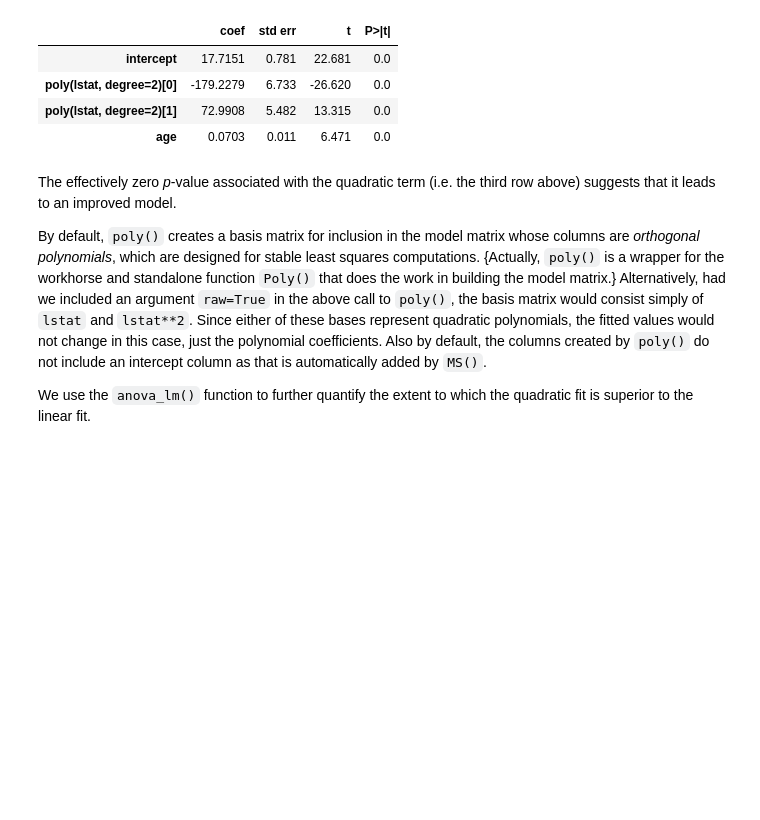
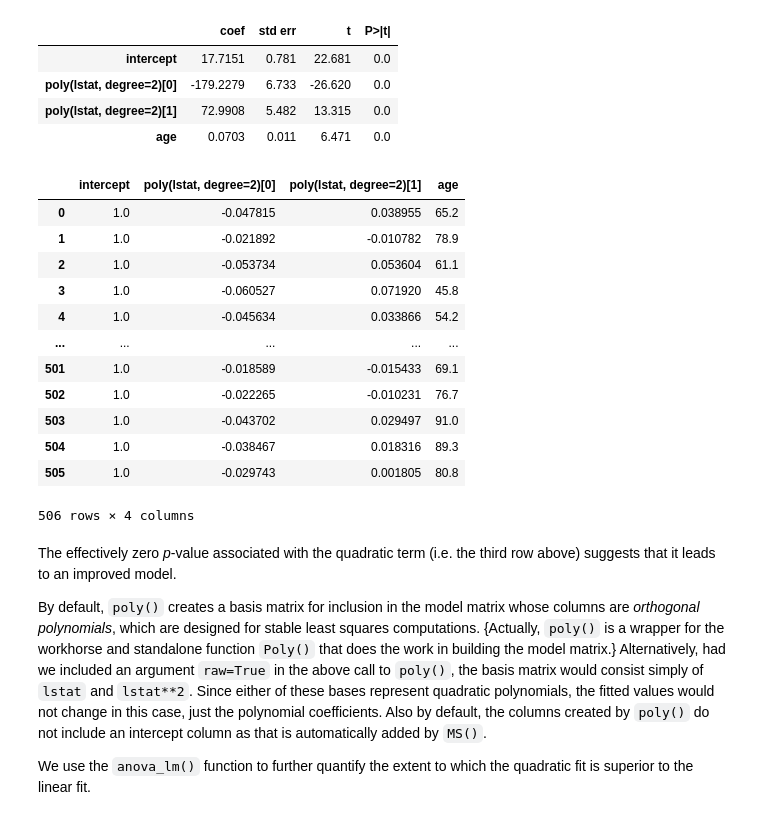
Before and after one commit to yxu148/ISLP_labs, a Jupyter notebook: Ch03-linreg-lab.ipynb, the cells around one changed output. Saved outputs shown, nothing was run; the diff lists cells and outputs as text; code cells hidden in the pictures; blank space fills up the shorter version.

```diff
--- a/Ch03-linreg-lab.ipynb
+++ b/Ch03-linreg-lab.ipynb
@@ -612,6 +639,22 @@ summarize(results3)
 | poly(lstat, degree=2)[0] | -179.2279 | 6.733 | -26.620 | 0.0 |
 | poly(lstat, degree=2)[1] | 72.9908 | 5.482 | 13.315 | 0.0 |
 | age | 0.0703 | 0.011 | 6.471 | 0.0 |
+# %%
+X
+# %% [output]
+|  | intercept | poly(lstat, degree=2)[0] | poly(lstat, degree=2)[1] | age |
+| 0 | 1.0 | -0.047815 | 0.038955 | 65.2 |
+| 1 | 1.0 | -0.021892 | -0.010782 | 78.9 |
+| 2 | 1.0 | -0.053734 | 0.053604 | 61.1 |
+| 3 | 1.0 | -0.060527 | 0.071920 | 45.8 |
+| 4 | 1.0 | -0.045634 | 0.033866 | 54.2 |
+| ... | ... | ... | ... | ... |
+| 501 | 1.0 | -0.018589 | -0.015433 | 69.1 |
+| 502 | 1.0 | -0.022265 | -0.010231 | 76.7 |
+| 503 | 1.0 | -0.043702 | 0.029497 | 91.0 |
+| 504 | 1.0 | -0.038467 | 0.018316 | 89.3 |
+| 505 | 1.0 | -0.029743 | 0.001805 | 80.8 |
+506 rows × 4 columns
 # %% [markdown]
 The effectively zero *p*-value associated with the quadratic term
 (i.e. the third row above) suggests that it leads to an improved model.
```
Also changed, not shown: parts of 7 cells of this notebook, 4 other files.
